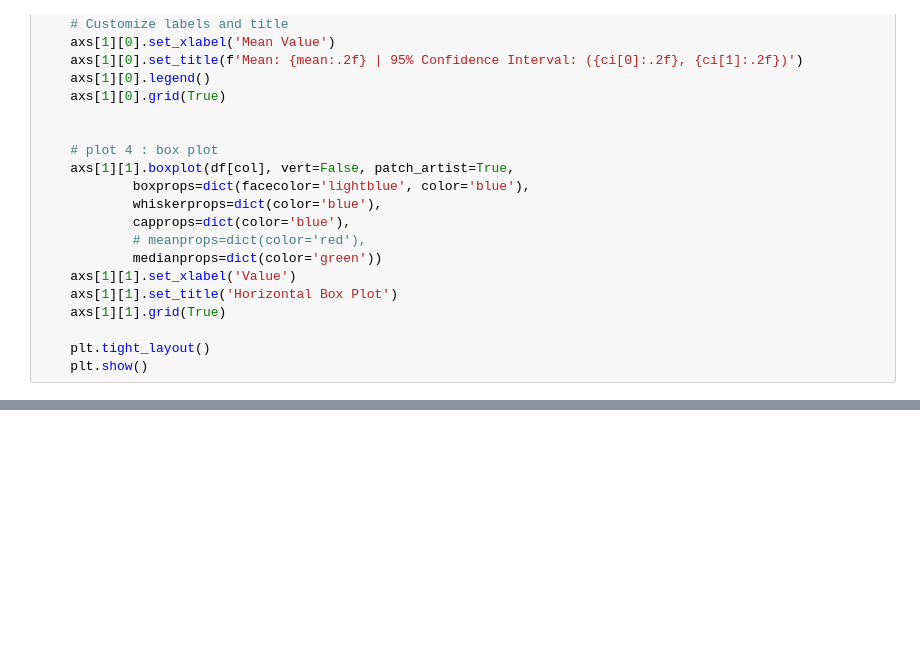
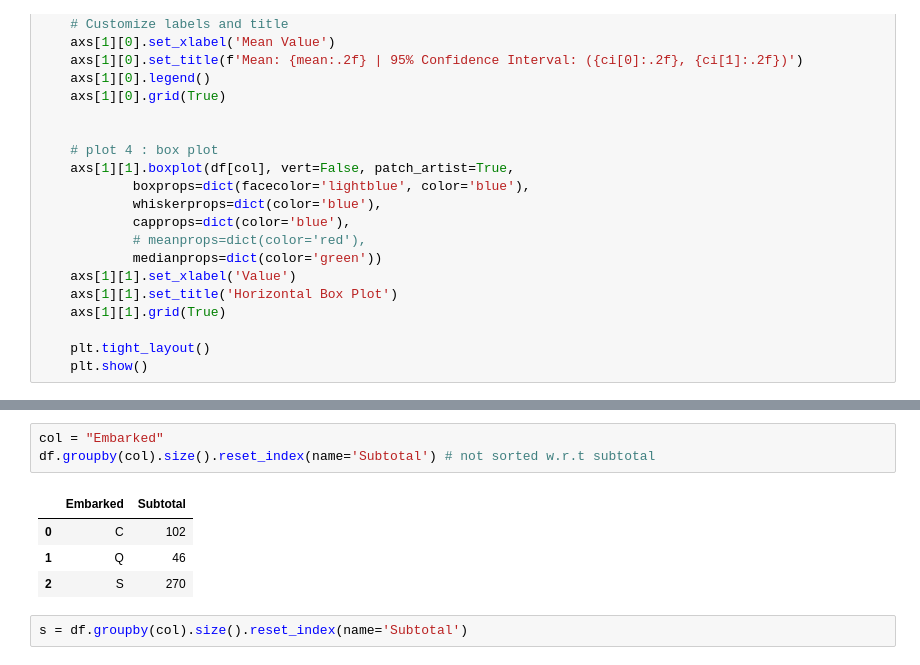
Before and after one commit to Rahul-404/Titanic_Problem_Kaggel, a Jupyter notebook: Problem_Solving_Framework/2_Exploratory_Data_Analysis.ipynb, the cells around one changed output, grey strips where cells are left out. Drawn from its saved outputs; the diff is of its cells as text; blank space fills up the shorter version.

```diff
--- a/Problem_Solving_Framework/2_Exploratory_Data_Analysis.ipynb
+++ b/Problem_Solving_Framework/2_Exploratory_Data_Analysis.ipynb
@@ -266,0 +344,10 @@ plot_numerical_summary(df, "Fare")
+# %%
+col = "Embarked"
+df.groupby(col).size().reset_index(name='Subtotal') # not sorted w.r.t subtotal
+# %% [output]
+|  | Embarked | Subtotal |
+| 0 | C | 102 |
+| 1 | Q | 46 |
+| 2 | S | 270 |
+# %%
+s = df.groupby(col).size().reset_index(name='Subtotal')
```
Also changed, not shown: parts of 22 cells of this notebook.
